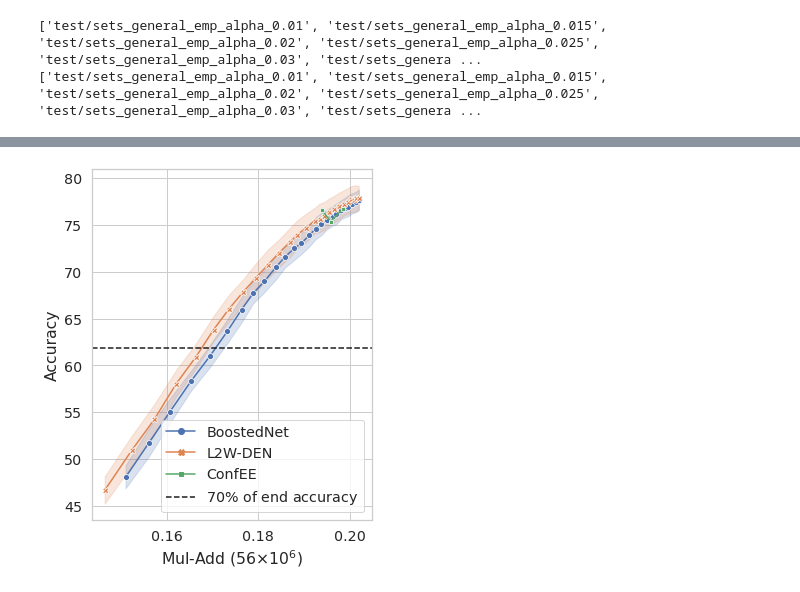
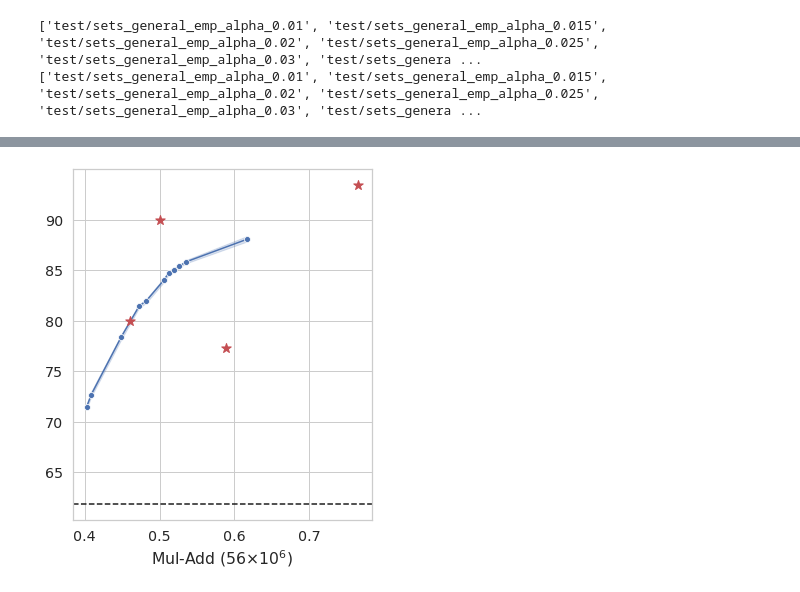
Before and after one commit to networkslab/dynn, a Jupyter notebook: src/notebooks/confidence_intervals_ce_ic.ipynb, the cells around one changed output, grey strips where cells are left out. Cells and saved outputs as stored; diff of their text form; code cells hidden in the pictures.

```diff
--- a/src/notebooks/confidence_intervals_ce_ic.ipynb
+++ b/src/notebooks/confidence_intervals_ce_ic.ipynb
@@ -87,6 +106,7 @@ def getting_our_data(dataset ,model):
     return list_dicts_ours
 # %%
 list_dicts_ours = getting_our_data(dataset ,model)
+list_dicts_seq = getting_seq_data(dataset ,model)
 for dicts in list_dicts_ours:
 
     if dataset == 'cifar100' and model == 't2t_14':
@@ -150,7 +184,7 @@ def find_highest_cov(metrics_we_care_about, cov_keys, requested_alpha):
     #print('highest alpha is ', alpha_max, 'with emp cov', )
     return alpha_max
 # %%
-our_df = pd.DataFrame()
+
 keys_ece = get_all_key_with(list_dicts_ours[-1], 'test/ece')
 keys_we_want = ['test/acc_exit','test/total_cost', 'test/gated_acc', 'test/gated_ece', 'test/gated_ece']
 cov_keys_dict, C_keys_dict = get_all_cov_C(list_dicts_ours[0])
@@ -178,7 +212,9 @@ requested_alpha = 0.05
 def get_our_df(list_dicts_ours):
     our_df = pd.DataFrame()
     for metrics in list_dicts_ours:
-
+        print(metrics['lambda'])
+        print(np.mean(metrics['test/gated_acc']))
+        print(np.mean(metrics['test/total_cost']))
         metrics_we_care_about = extract_metrics_we_want(metrics, keys_we_want)
         metrics_we_care_about['average_IC'] = np.mean(metrics_we_care_about['test/total_cost'])/total_mudaa
         metrics_we_care_about['average_ACC'] = np.mean(metrics_we_care_about['test/gated_acc'])
@@ -211,3 +247,5 @@ def get_our_df(list_dicts_ours):
     our_df['method'] = our_name
     return our_df
 our_df = get_our_df(list_dicts_ours)
+seq_df = get_our_df(list_dicts_seq)
+seq_df['method'] = 'seq'
@@ -265,26 +321,29 @@ filtered_our_df = our_df[our_df['average_ACC'].between(end_plot_acc, end_acc)]
 filtered_weighted_df = weighted_df[weighted_df['average_ACC'].between(end_plot_acc, end_acc)]
 #filtered_baseline_df   = baseline_df[baseline_df['average_ACC'].between(end_plot_acc, end_acc)]
 # %%
-combined_df = pd.concat([filtered_boosted_df, filtered_weighted_df, filtered_our_df],axis=0, ignore_index=True)
+combined_df = pd.concat([seq_df, filtered_our_df],axis=0, ignore_index=True)
 # %%
 #combined_df = pd.concat([filtered_boosted_df, filtered_weighted_df],axis=0, ignore_index=True)
 # %%
 
 plt.figure(figsize=(5,6))
 sns.set_theme(style="whitegrid",font_scale=1.3)
+if dataset== 'cifar100':
+    plt.scatter([0.46,0.5],[80,90],s=100, color='r', marker="*", zorder=100)
+plt.scatter([10.25/13.4, 7.88/13.4], [93.4, 77.29],s=100, color='r', marker="*", zorder=100)
 sns.lineplot(data=combined_df, x="average_IC", y="ACC", hue="method", style="method",
     markers=True, dashes=False)
 plt.axhline(y=line_acc, color='k',linestyle='--', label=line_acc_label)
-plt.legend()
+# plt.ylim([89,95])
+# plt.xlim([0.65,0.8])
+plt.legend([],[], frameon=False)
 x_string = r'Mul-Add ('+str(total_mudaa)+'$ \\times 10^6$)'
 plt.xlabel(x_string)
-plt.ylabel('Accuracy')
-if dataset== 'cira100':
-    plt.scatter([boosted_point_ic,weighted_point_ic, our_point_ic],[boosted_point_acc,weighted_point_acc, our_point_acc],s=100, color='k', marker="*")
+plt.ylabel('')
 
 plt.tight_layout()
 plt.savefig('figures/perf_cost_'+dataset+'.pdf')
 # %% [output]
-[figure, old version]
+[figure, new version]
 # %%
 
```
Also changed, not shown: parts of 15 cells of this notebook, 10 other files.
